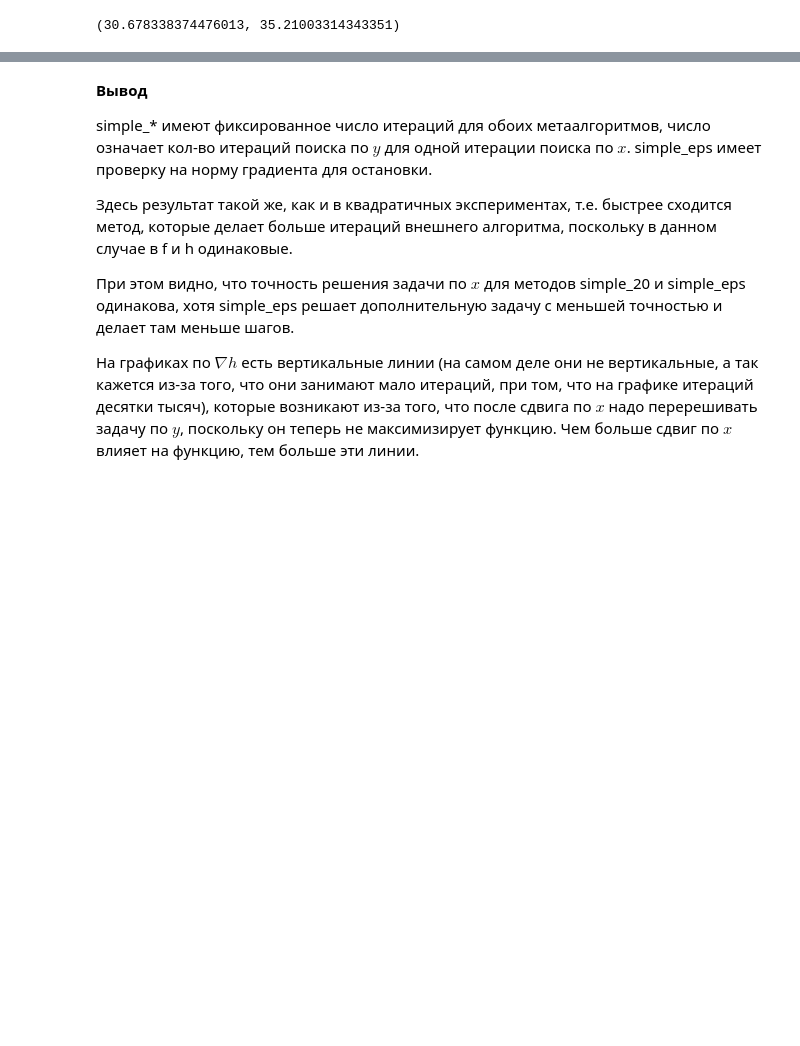
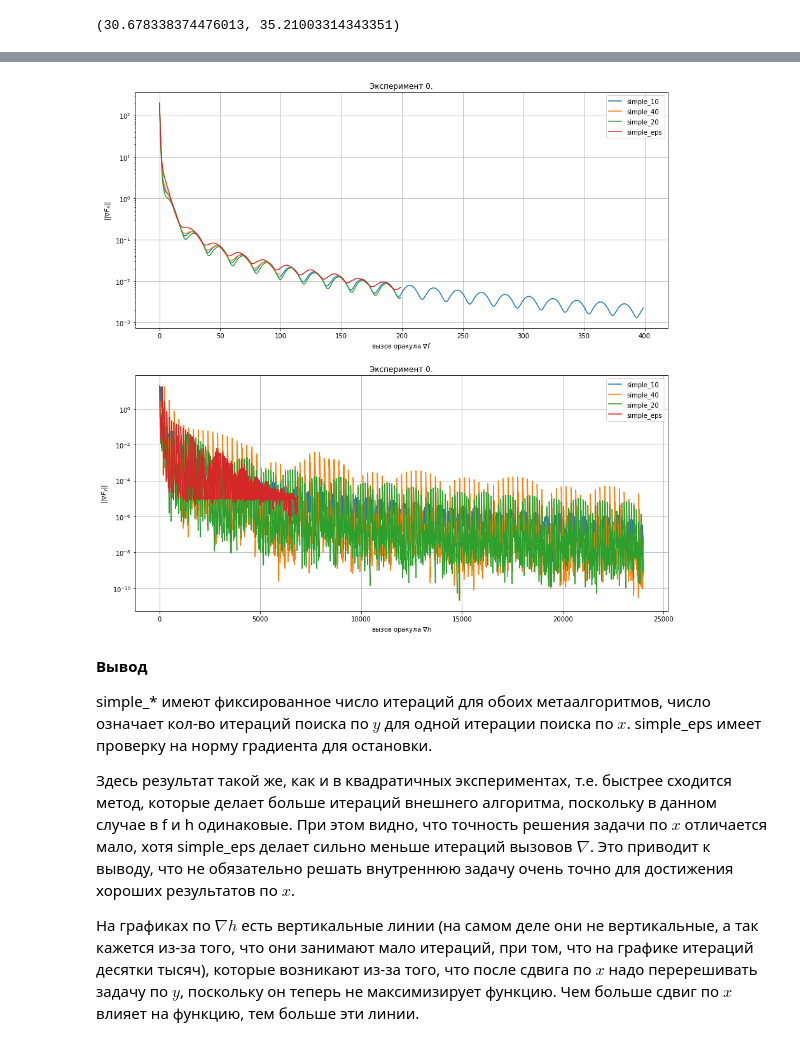
Before and after one commit to nikvas0/optimization_project, a Jupyter notebook: experiments_exp2.ipynb, the cells around one changed output, grey strips where cells are left out. Cells and saved outputs as stored; diff of their text form; code cells hidden in the pictures; blank space fills up the shorter version.

```diff
--- a/experiments_exp2.ipynb
+++ b/experiments_exp2.ipynb
@@ -320,8 +346,8 @@ for i in range(len(exps)):
     ax = plt.subplot(2, 1, 1 + i * 2 + 0)
     ax.set_title('Эксперимент {}.'.format(i))
 
-    #Gf = collectGradNormfromfOracleSimple(res_simple_50[i])
-    #ax.plot(range(len(Gf)), Gf, label='simple_50')
+    Gf = collectGradNormfromfOracleSimple(res_simple_10[i])
+    ax.plot(range(len(Gf)), Gf, label='simple_10')
 
     Gf = collectGradNormfromfOracleSimple(res_simple_40[i])
     ax.plot(range(len(Gf)), Gf, label='simple_40')
@@ -336,35 +362,37 @@ for i in range(len(exps)):
     #ax.plot(range(len(Gf)), Gf, label='simple_adaptive')
 
     plt.yscale("log")
     plt.ylabel('$||\\nabla F_x||$')
     plt.xlabel('вызов оракула $\\nabla f$')
     plt.grid(True)
     plt.legend()
 
 
     ax = plt.subplot(2, 1, 1 + i * 2 + 1)
     ax.set_title('Эксперимент {}.'.format(i))
 
-    #Gh = collectGradNormfromhOracleSimple(res_simple_50[i])
-    #ax.plot(range(len(Gh)), Gh, label='simple_50')
+    Gh = collectGradNormfromhOracleSimple(res_simple_10[i])
+    ax.plot(range(len(Gh)), Gh, label='simple_10')
 
     Gh = collectGradNormfromhOracleSimple(res_simple_40[i])
     ax.plot(range(len(Gh)), Gh, label='simple_40')
 
     Gh = collectGradNormfromhOracleSimple(res_simple_20[i])
     ax.plot(range(len(Gh)), Gh, label='simple_20')
 
     Gh = collectGradNormfromhOracleSimple(res_simple_eps[i])
     ax.plot(range(len(Gh)), Gh, label='simple_eps')
 
     #Gh = collectGradNormfromhOracleSimple(res_simple_adaptive[i])
     #ax.plot(range(len(Gh)), Gh, label='simple_adaptive')
 
     plt.yscale("log")
     plt.ylabel('$||\\nabla F_y||$')
     plt.xlabel('вызов оракула $\\nabla h$')
     plt.grid(True)
     plt.legend()
+# %% [output]
+[figure, added]
 # %% [markdown]
 **Вывод**
 
@@ -373,8 +401,8 @@ simple_eps имеет проверку на норму градиента для
 
 
 Здесь результат такой же, как и в квадратичных экспериментах, т.е. быстрее сходится метод, которые делает больше итераций внешнего алгоритма, поскольку в данном случае в f и h одинаковые.
-
-При этом видно, что точность решения задачи по $x$ для методов simple_20 и simple_eps одинакова, хотя simple_eps решает дополнительную задачу с меньшей точностью и делает там меньше шагов.
+При этом видно, что точность решения задачи по $x$ отличается мало, хотя simple_eps делает сильно меньше итераций вызовов $\nabla$.
+Это приводит к выводу, что не обязательно решать внутреннюю задачу очень точно для достижения хороших результатов по $x$.
 
 
 На графиках по $\nabla h$ есть вертикальные линии (на самом деле они не вертикальные, а так кажется из-за того, что они занимают мало итераций, при том, что на графике итераций десятки тысяч), которые возникают из-за того, что после сдвига по $x$ надо перерешивать задачу по $y$, поскольку он теперь не максимизирует функцию. Чем больше сдвиг по $x$ влияет на функцию, тем больше эти линии.
```
Also changed, not shown: parts of 6 cells of this notebook, 1 other file.
